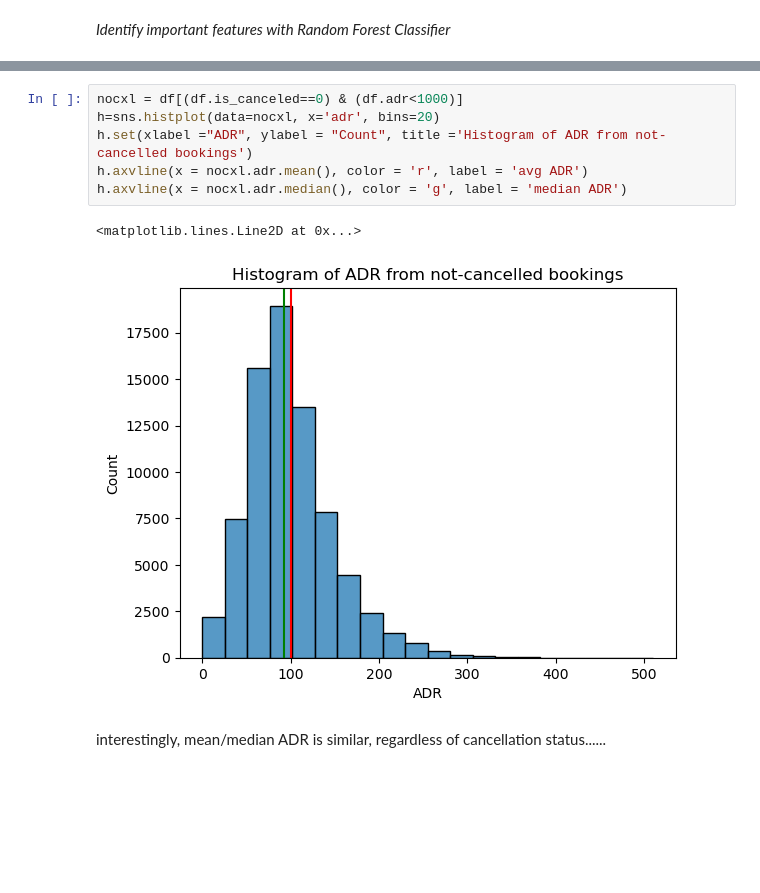
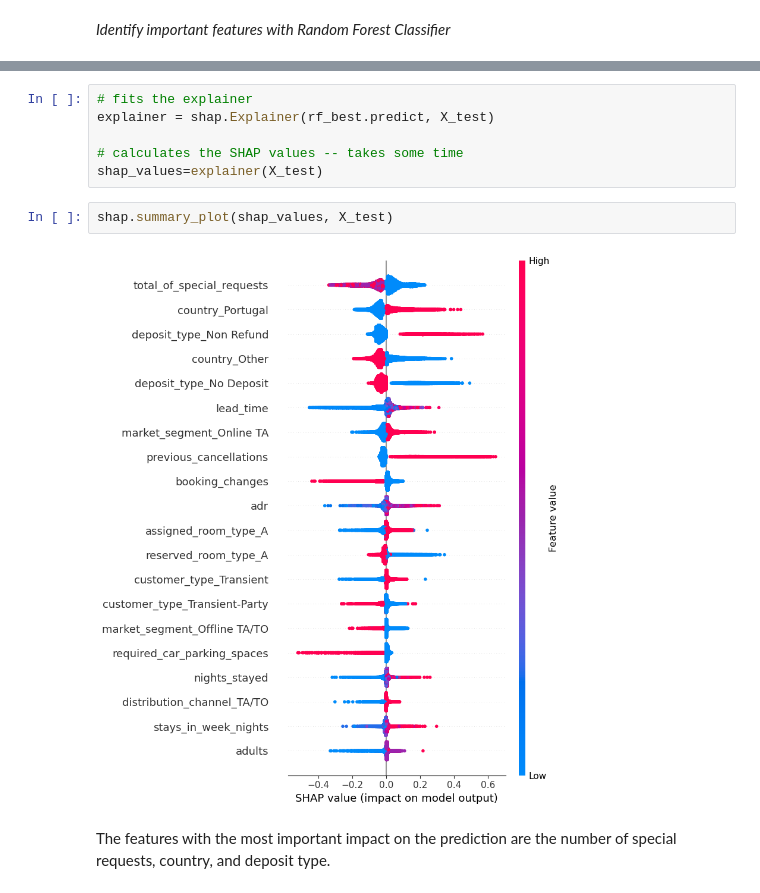
Before and after one commit to catloverkelly/Capstone2, a Jupyter notebook: Preprocessing.ipynb, the cells around one changed output, grey strips where cells are left out. Drawn from its saved outputs; the diff is of its cells as text; blank space fills up the shorter version.

```diff
--- a/Preprocessing.ipynb
+++ b/Preprocessing.ipynb
@@ -358,11 +458,12 @@ h.axvline(x = cxl.adr.median(), color = 'g', label = 'median ADR')
 # %%
-nocxl = df[(df.is_canceled==0) & (df.adr<1000)]
-h=sns.histplot(data=nocxl, x='adr', bins=20)
-h.set(xlabel ="ADR", ylabel = "Count", title ='Histogram of ADR from not-cancelled bookings')
-h.axvline(x = nocxl.adr.mean(), color = 'r', label = 'avg ADR')
-h.axvline(x = nocxl.adr.median(), color = 'g', label = 'median ADR')
+# fits the explainer
+explainer = shap.Explainer(rf_best.predict, X_test)
+
+# calculates the SHAP values -- takes some time
+shap_values=explainer(X_test)
-# %% [output]
-<matplotlib.lines.Line2D at 0x...>
-[figure, removed]
-# %% [markdown]
-interestingly, mean/median ADR is similar, regardless of cancellation status......
+# %%
+shap.summary_plot(shap_values, X_test)
+# %% [output]
+[figure, added]
+# %% [markdown]
+The features with the most important impact on the prediction are the number of special requests, country, and deposit type.
```
Also changed, not shown: parts of 27 cells of this notebook.
